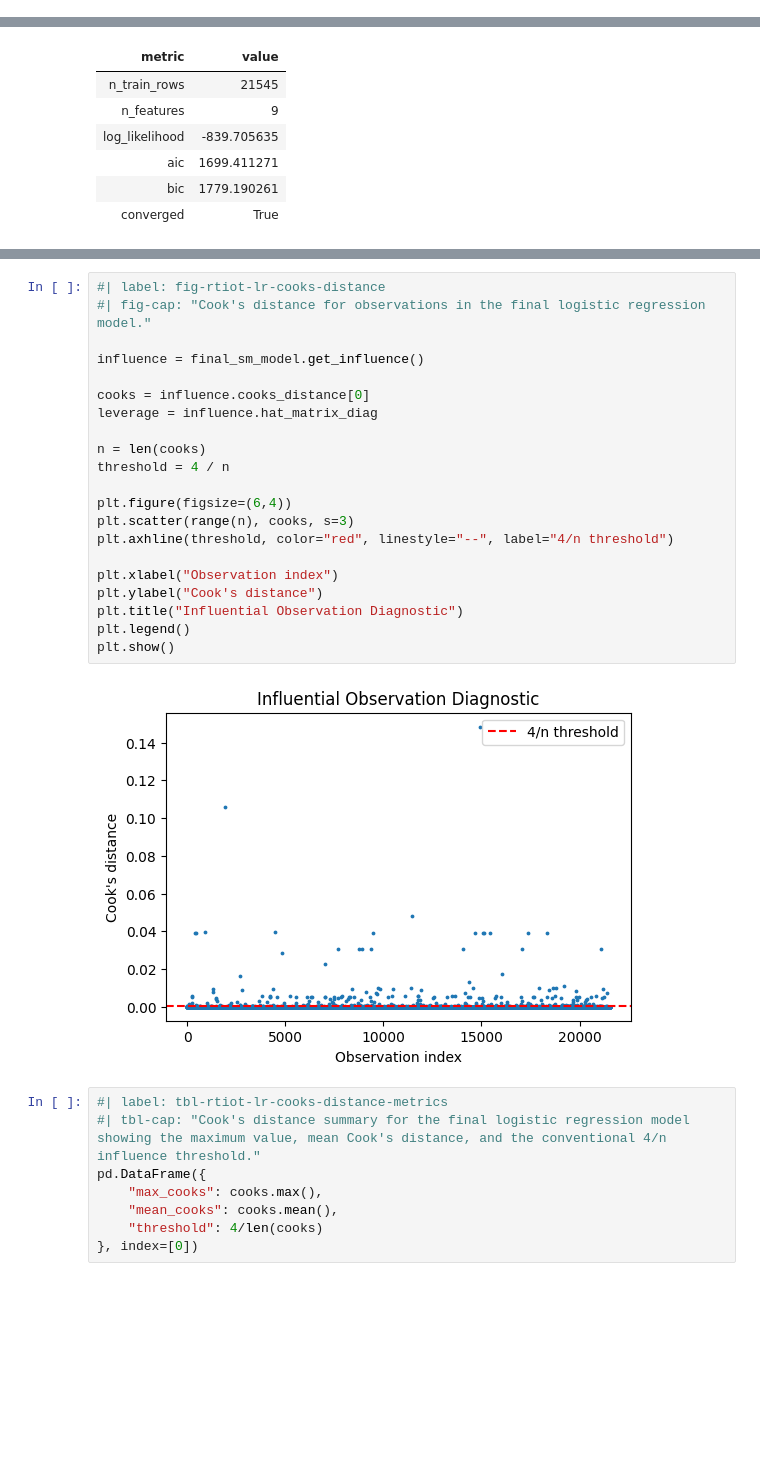
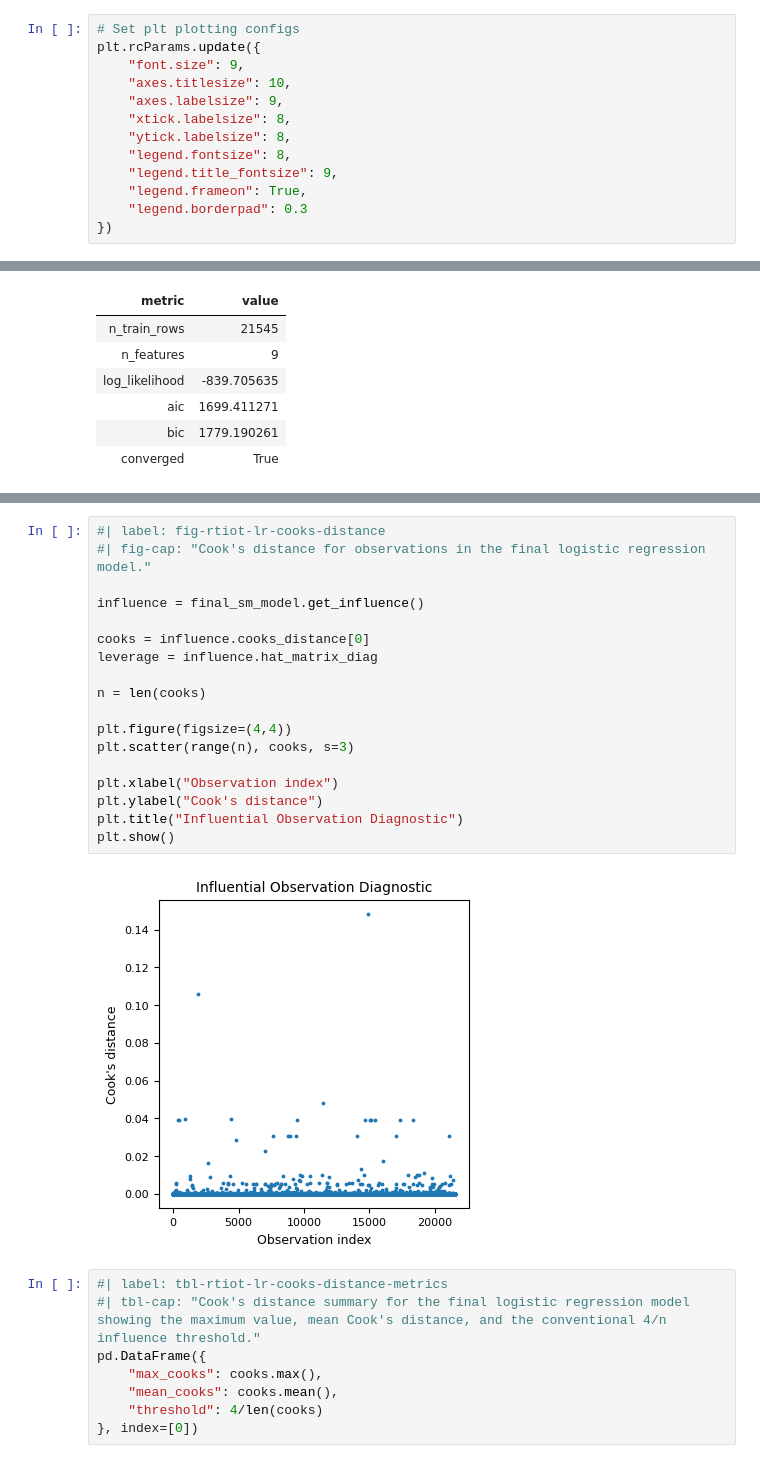
Before and after one commit to AnhJoe/Real-Time_IoT_2022_Quantized_Auto_Encoder, a Jupyter notebook: notebooks/02_baseline_lr.ipynb, the cells around one changed output, grey strips where cells are left out. Drawn from its saved outputs; the diff is of its cells as text; blank space fills up the shorter version.

```diff
--- a/notebooks/02_baseline_lr.ipynb
+++ b/notebooks/02_baseline_lr.ipynb
@@ -135,6 +108,19 @@ processed_dir = Path("../data/processed")
 # Load datasets from EDA
 X_all = pd.read_csv(processed_dir / "X_all.csv")
 y_bin = pd.read_csv(processed_dir / "y_bin.csv")["target"]
+# %%
+# Set plt plotting configs
+plt.rcParams.update({
+    "font.size": 9,
+    "axes.titlesize": 10,
+    "axes.labelsize": 9,
+    "xtick.labelsize": 8,
+    "ytick.labelsize": 8,
+    "legend.fontsize": 8,
+    "legend.title_fontsize": 9,
+    "legend.frameon": True,
+    "legend.borderpad": 0.3
+})
 # %%
 #| label: tbl-rtiot-lr-train-val-test-split
 #| tbl-cap: "Stratified train, validation, and test split. The training set is stratified and downsampled to 25% of its original size to reduce training time while preserving the class distribution. Validation and test sets remain unchanged for unbiased model evaluation."
@@ -458,26 +450,23 @@ display(vif_df.style.hide(axis="index"))
 # %%
 #| label: fig-rtiot-lr-cooks-distance
 #| fig-cap: "Cook's distance for observations in the final logistic regression model."
 
 influence = final_sm_model.get_influence()
 
 cooks = influence.cooks_distance[0]
 leverage = influence.hat_matrix_diag
 
 n = len(cooks)
-threshold = 4 / n
 
-plt.figure(figsize=(6,4))
+plt.figure(figsize=(4,4))
 plt.scatter(range(n), cooks, s=3)
-plt.axhline(threshold, color="red", linestyle="--", label="4/n threshold")
 
 plt.xlabel("Observation index")
 plt.ylabel("Cook's distance")
 plt.title("Influential Observation Diagnostic")
-plt.legend()
 plt.show()
 # %% [output]
-[figure, old version]
+[figure, new version]
 # %%
 #| label: tbl-rtiot-lr-cooks-distance-metrics
 #| tbl-cap: "Cook's distance summary for the final logistic regression model showing the maximum value, mean Cook's distance, and the conventional 4/n influence threshold."
```
Also changed, not shown: parts of 18 cells of this notebook, 52 other files.
